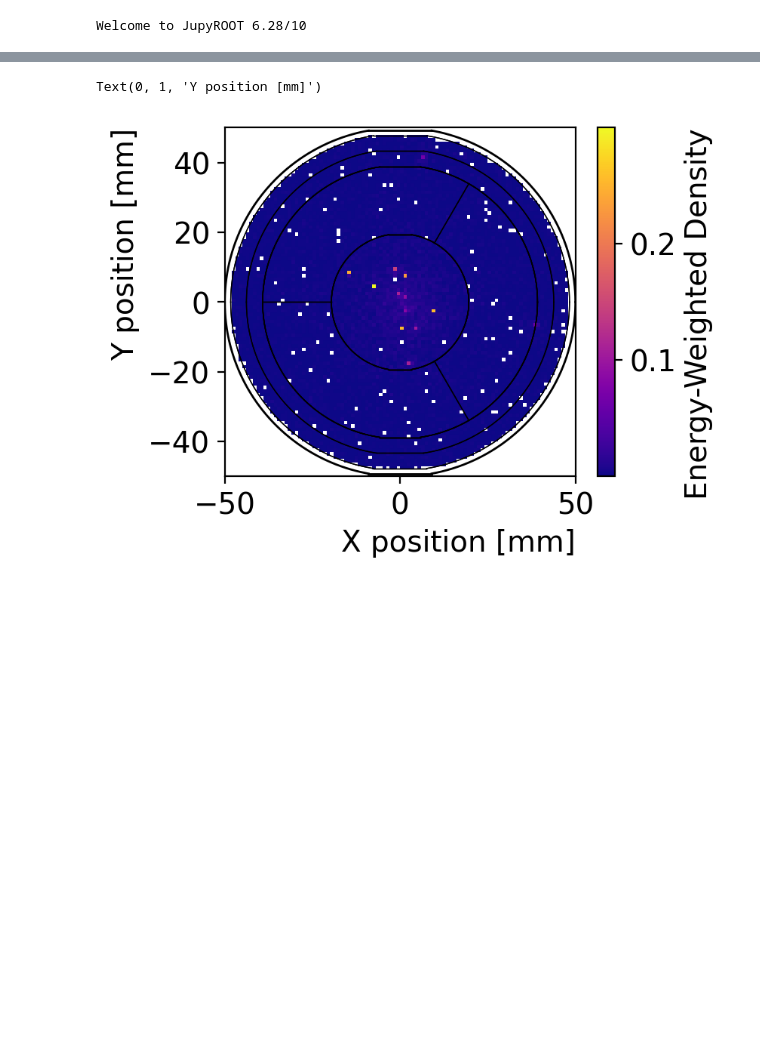
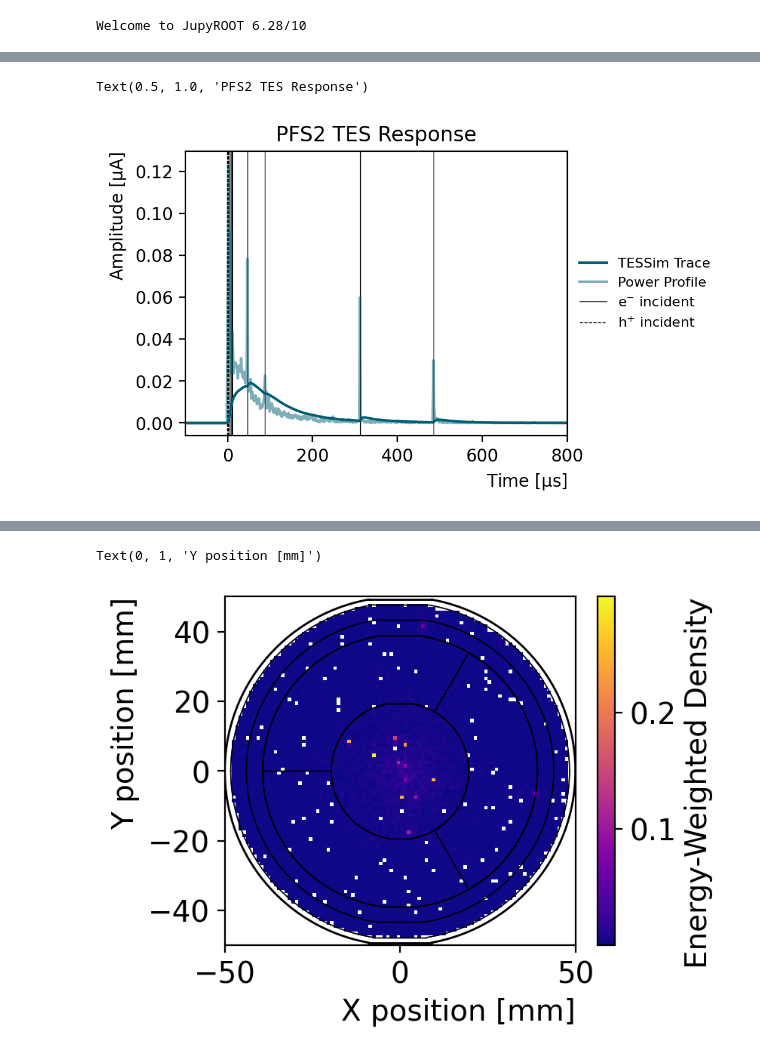
Before and after one commit to perry5334/CDMS, a Jupyter notebook: notebooks/machine_learning/ragged_traces.ipynb, the cells around one changed output, grey strips where cells are left out. Saved outputs shown, nothing was run; the diff lists cells and outputs as text; code cells hidden in the pictures; blank space fills up the shorter version.

```diff
--- a/notebooks/machine_learning/ragged_traces.ipynb
+++ b/notebooks/machine_learning/ragged_traces.ipynb
@@ -79,0 +89,31 @@ stepdata_P = HitCounter.Filter('Charge == 0').Filter('EventNum == 2').AsNumpy(['
+# %%
+fig = plt.figure(figsize=(5,3))
+ax = plt.subplot(111)
+
+ax.plot(TimeBins, Trace[0], color = 'C0', label = f'TESSim Trace')
+ax.plot(TimeBins, Profile*1e12 / sum(Profile*1e12) * sum(Trace[0]), color = 'C0', label = f'Power Profile', alpha = 0.5)
+
+for i, time in enumerate(zipdata_e['Time3'][PFS2cut_e]*1e-3):
+    if i == 0:
+        ax.axvline(time-t0, 0, 1, color = 'black', zorder = -1000, ls = '-', lw = 0.5, label = r'e$^{-}$ incident')
+    else:
+        ax.axvline(time-t0, 0, 1, color = 'black', zorder = -1000, ls = '-', lw = 0.5)
+
+for i, time in enumerate(zipdata_h['Time3'][PFS2cut_h]*1e-3):
+    if i == 0:
+        ax.axvline(time-t0, 0, 1, color = 'black', zorder = -1000, ls = '--', lw = 0.5, label = r'h$^{+}$ incident')
+    else:
+        ax.axvline(time-t0, 0, 1, color = 'black', zorder = -1000, ls = '--', lw = 0.5)
+
+ax.set_xlabel(r'Time [$\mathrm{\mu s}$]')
+ax.set_ylabel(r'Amplitude [$\mathrm{\mu A}$]')
+ax.set_xlim(-100, 800)
+
+box = ax.get_position()
+ax.set_position([box.x0, box.y0, box.width * 0.8, box.height])
+ax.legend(loc='center left', bbox_to_anchor=(1, 0.5), fontsize=8)
+
+ax.set_title('PFS2 TES Response')
+# %% [output]
+Text(0.5, 1.0, 'PFS2 TES Response')
+[figure, added]
```
Also changed, not shown: parts of 30 cells of this notebook, 3 other files.
